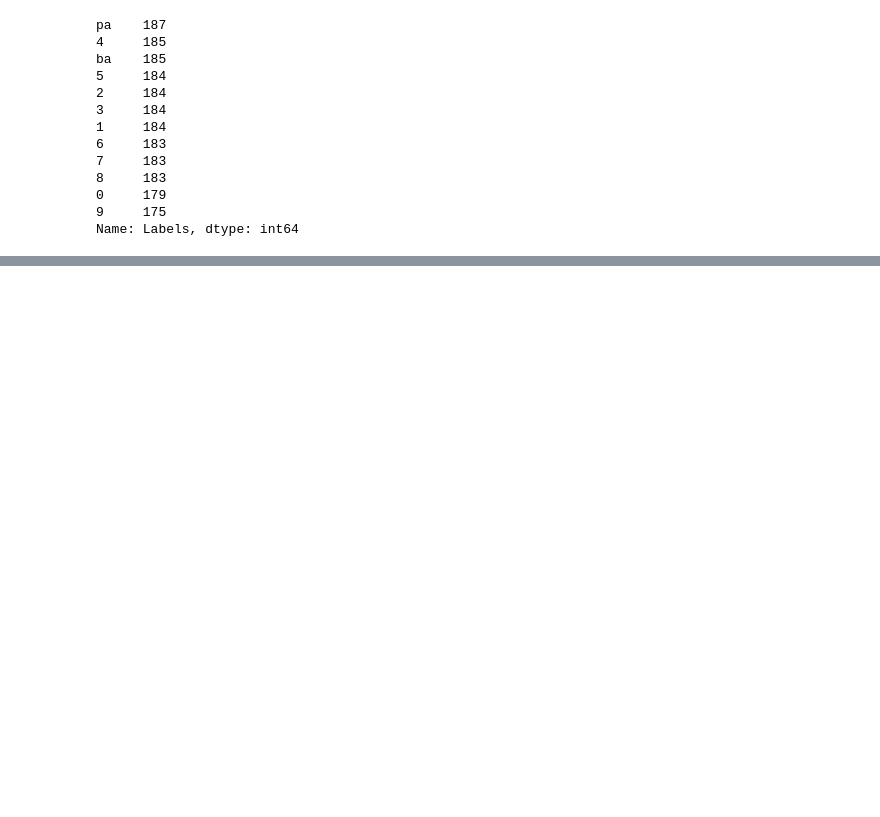
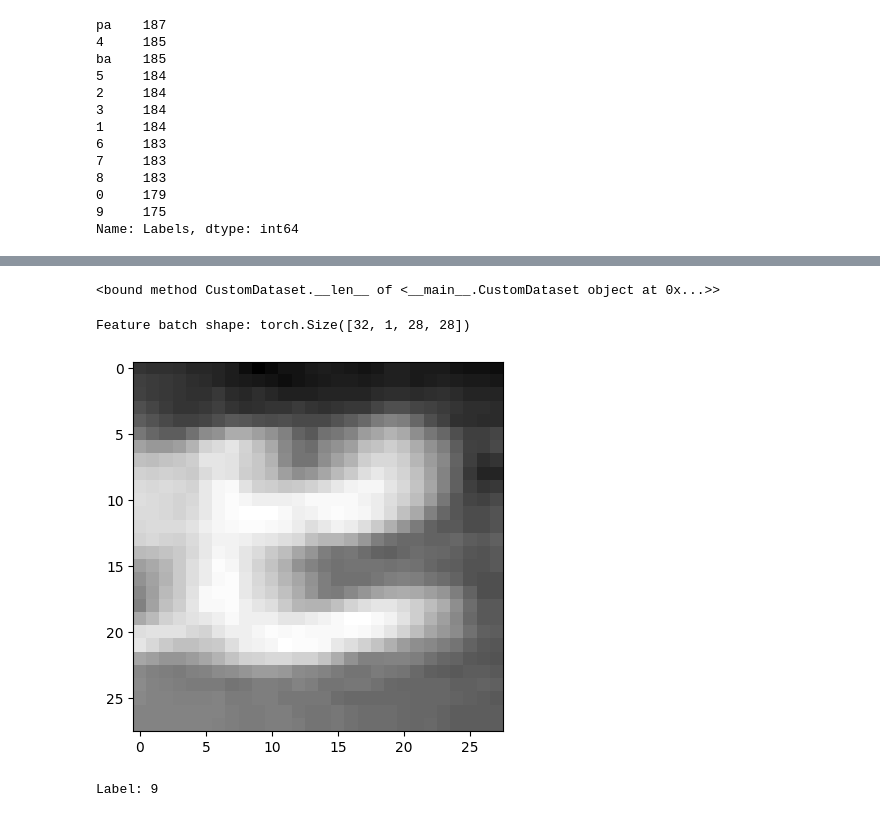
Before and after one commit to ShaileshAdhikari/nepali-text-classification, a Jupyter notebook: image_processing/1.0-AA-exp.ipynb, the cells around one changed output, grey strips where cells are left out. Saved outputs shown, nothing was run; the diff lists cells and outputs as text; code cells hidden in the pictures; blank space fills up the shorter version.

Commit message:
added code for dataloader in notebook

```diff
--- a/image_processing/1.0-AA-exp.ipynb
+++ b/image_processing/1.0-AA-exp.ipynb
@@ -198,0 +208,47 @@ image_sample.convert("L")
+# %%
+class HandWrittenImageDataset(Dataset):
+    def __init__(self, csv_file, transform=None):
+        self.dataset = csv_file
+        self.transform = transform
+
+    def __len__(self):
+        return len(self.dataset)
+
+    def __getitem__(self, idx):
+        img_path = self.dataset.iloc[idx]["Images"]
+        label = self.dataset.iloc[idx]["Labels"]
+        img = Image.open(img_path)
+
+        if self.transform:
+            img = self.transform(img)
+
+        return img, label
+# %%
+# Define the path to your CSV file and image folder
+# csv_file_path = "path/to/your/csv/file.csv"
+# img_folder_path = "path/to/your/image/folder/"
+
+# Define the transforms to be applied to each image
+
+# Create a custom dataset using the CSV file
+dataset = HandWrittenImageDataset(train_df, transform=transform)
+# %%
+dataset.__len__
+# %% [output]
+<bound method CustomDataset.__len__ of <__main__.CustomDataset object at 0x...>>
+# %%
+# Create a dataloader using the custom dataset
+train_dataloader = DataLoader(dataset, batch_size=32, shuffle=True)
+# %%
+train_features, train_labels = next(iter(train_dataloader))
+print(f"Feature batch shape: {train_features.size()}")
+# print(f"Labels batch shape: {train_labels.size()}")
+img = train_features[0].squeeze()
+label = train_labels[0]
+plt.imshow(img, cmap="gray")
+plt.show()
+print(f"Label: {label}")
+# %% [output]
+Feature batch shape: torch.Size([32, 1, 28, 28])
+[figure, added]
+Label: 9
```
Also changed, not shown: parts of 14 cells of this notebook.
